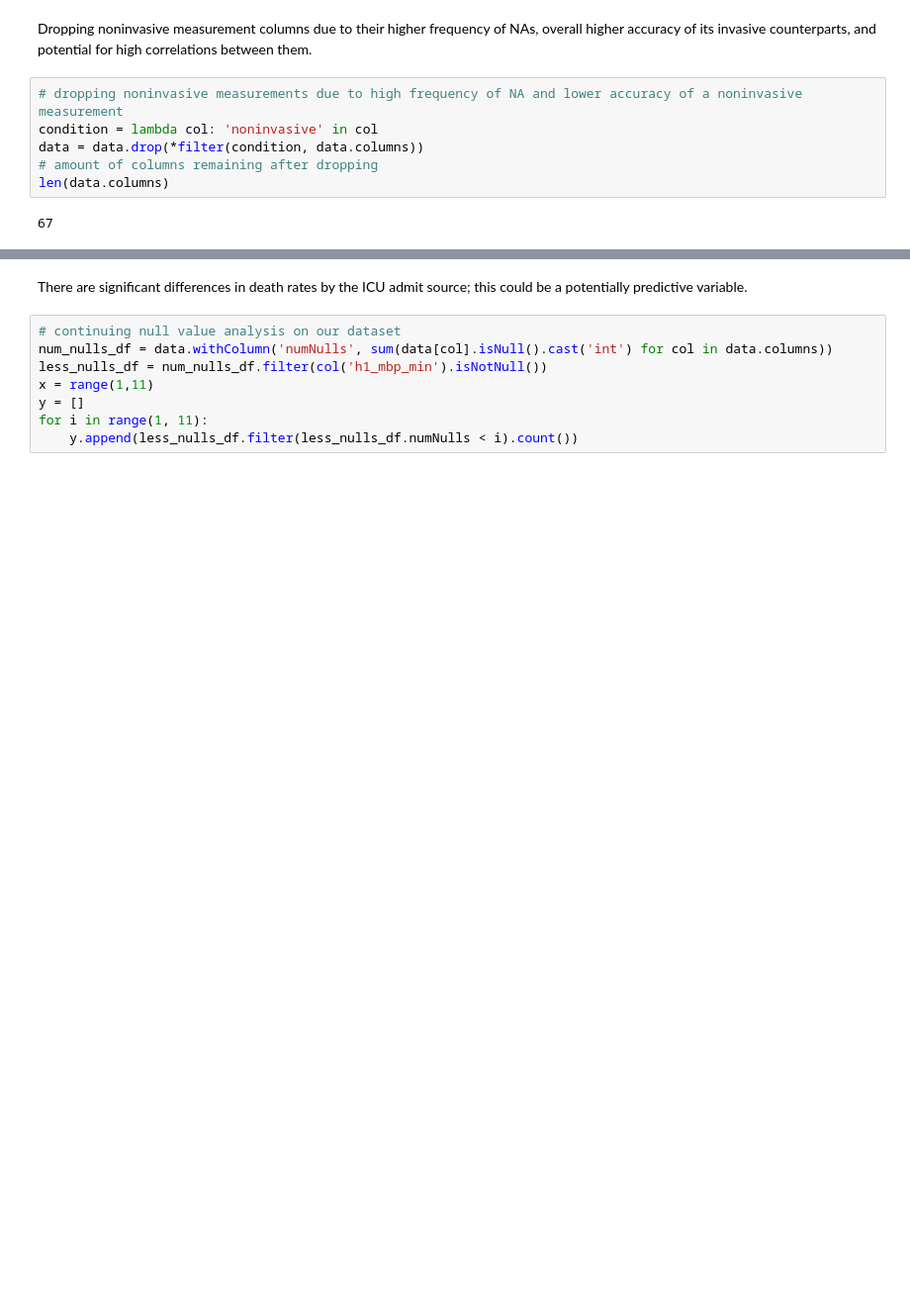
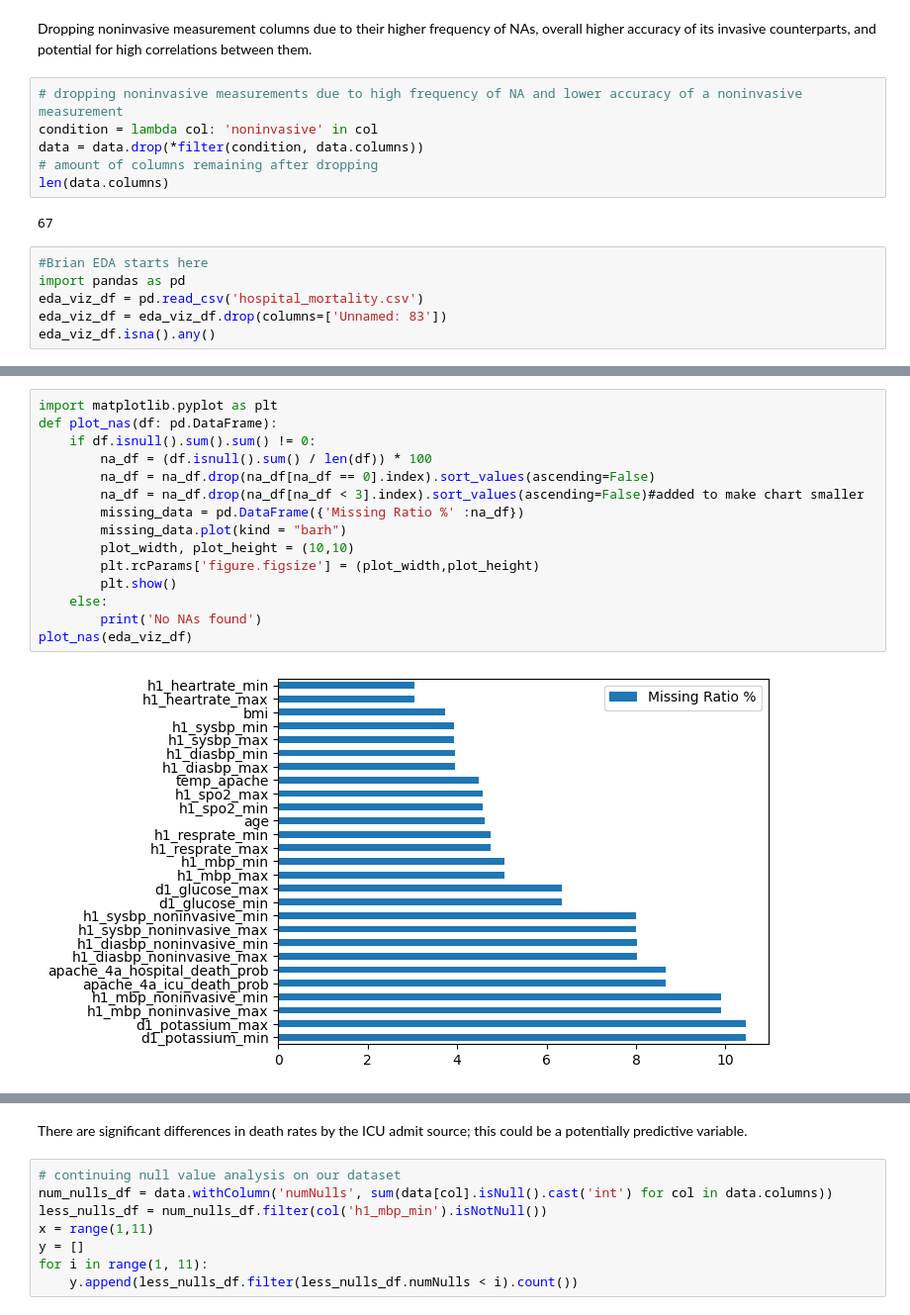
Before and after one commit to btchae/DS5110_Project, a Jupyter notebook: DS5110_Final_Project.ipynb, the cells around one changed output, grey strips where cells are left out. Shown at 99% size. Drawn from its saved outputs; the diff is of its cells as text; blank space fills up the shorter version.

```diff
--- a/DS5110_Final_Project.ipynb
+++ b/DS5110_Final_Project.ipynb
@@ -94,3 +94,9 @@ data = data.drop(*filter(condition, data.columns))
 len(data.columns)
 # %% [output]
 67
+# %%
+#Brian EDA starts here
+import pandas as pd
+eda_viz_df = pd.read_csv('hospital_mortality.csv')
+eda_viz_df = eda_viz_df.drop(columns=['Unnamed: 83'])
+eda_viz_df.isna().any()
@@ -96,0 +116,17 @@ len(data.columns)
+# %%
+import matplotlib.pyplot as plt
+def plot_nas(df: pd.DataFrame):
+    if df.isnull().sum().sum() != 0:
+        na_df = (df.isnull().sum() / len(df)) * 100
+        na_df = na_df.drop(na_df[na_df == 0].index).sort_values(ascending=False)
+        na_df = na_df.drop(na_df[na_df < 3].index).sort_values(ascending=False)#added to make chart smaller
+        missing_data = pd.DataFrame({'Missing Ratio %' :na_df})
+        missing_data.plot(kind = "barh")
+        plot_width, plot_height = (10,10)
+        plt.rcParams['figure.figsize'] = (plot_width,plot_height)
+        plt.show()
+    else:
+        print('No NAs found')
+plot_nas(eda_viz_df)
+# %% [output]
+[figure, added]
```
Also changed, not shown: parts of 11 cells of this notebook.
